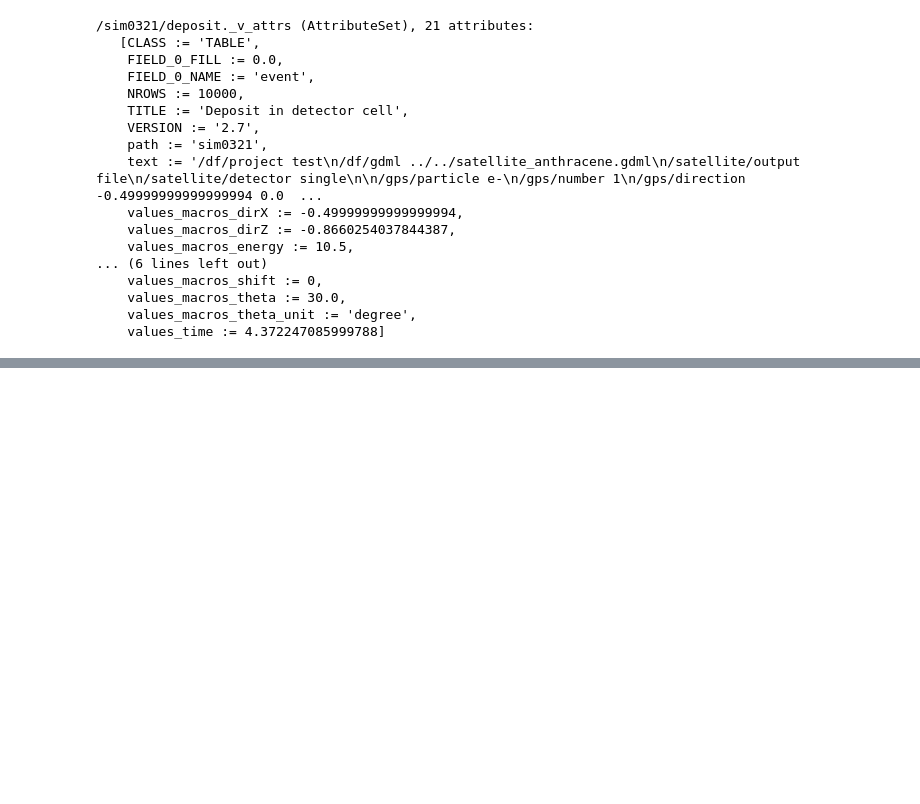
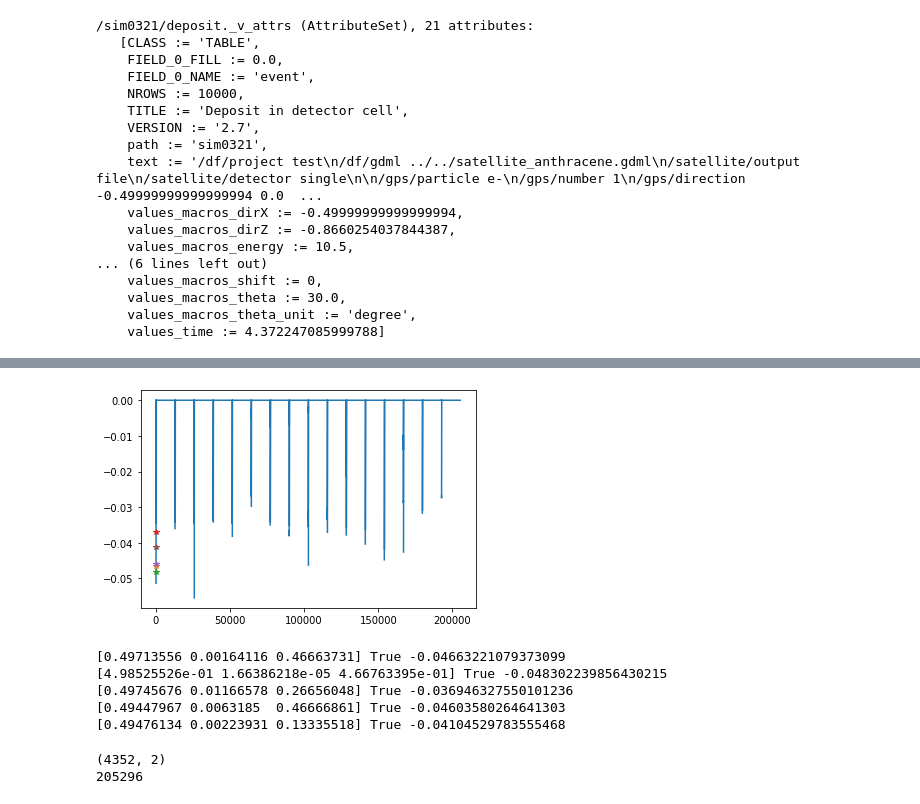
Before and after one commit to Zelenyy/phd-code, a Jupyter notebook: notebooks/16.Sattelite.ipynb, the cells around one changed output, grey strips where cells are left out. Drawn from its saved outputs; the diff is of its cells as text; code cells hidden in the pictures; blank space fills up the shorter version.

```diff
--- a/notebooks/16.Sattelite.ipynb
+++ b/notebooks/16.Sattelite.ipynb
@@ -60,0 +71,9 @@ for i in range(3):
+# %%
+sp = SingleProcessing(lh_fact)
+# %%
+for item in data[12000::10000]:
+    res = sp.process(item["mean"])
+    if res is not None:
+        print(lh_fact.energy_normilizer.unnormalize(res.x[0]) , item["energy"])
+    else:
+        print(res)
@@ -60,0 +101,5 @@ for i in range(3):
+# %%
+%%time
+result = sp.process(data["mean"][70])
+print(result)
+print(lh_fact.energy_normilizer.unnormalize(result.x[0]) , data["energy"][70])
@@ -60,0 +151,15 @@ for i in range(3):
+# %%
+plt.plot(lh_grid)
+for res in result:
+    plt.plot(likelyhood(res.x), "*")
+# %% [output]
+[figure, added]
+# %%
+for res in result:
+    print(res.x, res.success, likelyhood(res.x))
+# %% [output]
+[0.49713556 0.00164116 0.46663731] True -0.04663221079373099
+[4.98525526e-01 1.66386218e-05 4.66763395e-01] True -0.048302239856430215
+[0.49745676 0.01166578 0.26656048] True -0.036946327550101236
+[0.49447967 0.0063185  0.46666861] True -0.04603580264641303
+[0.49476134 0.00223931 0.13335518] True -0.04104529783555468
@@ -60,0 +168,5 @@ for i in range(3):
+# %%
+lh_grid =  likelyhood.many_points(points)
+# %% [output]
+(4352, 2)
+205296
```
Also changed, not shown: parts of 71 cells of this notebook, 28 other files.
